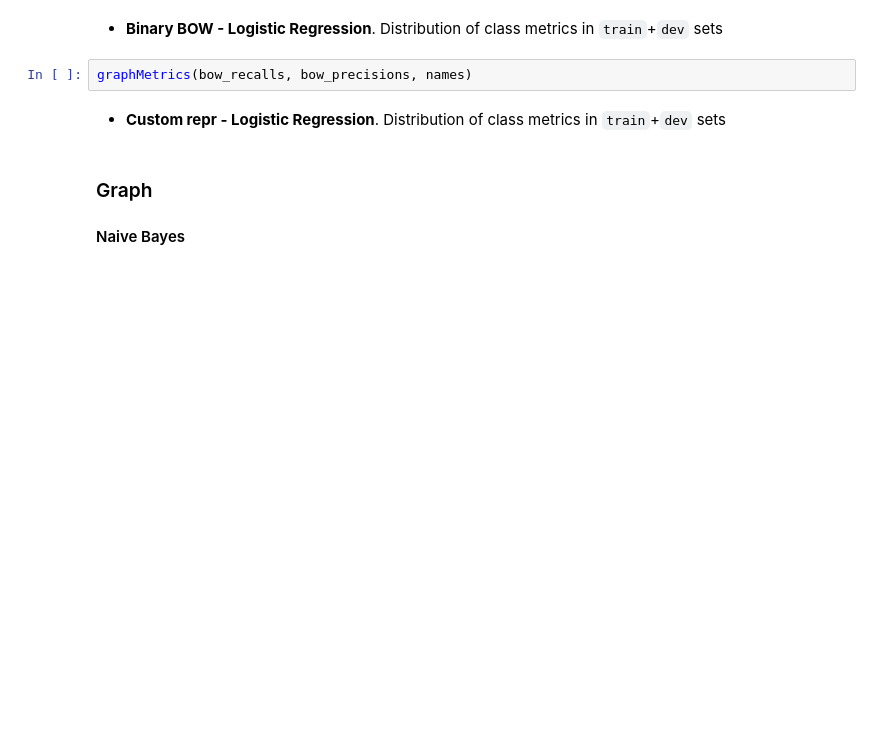
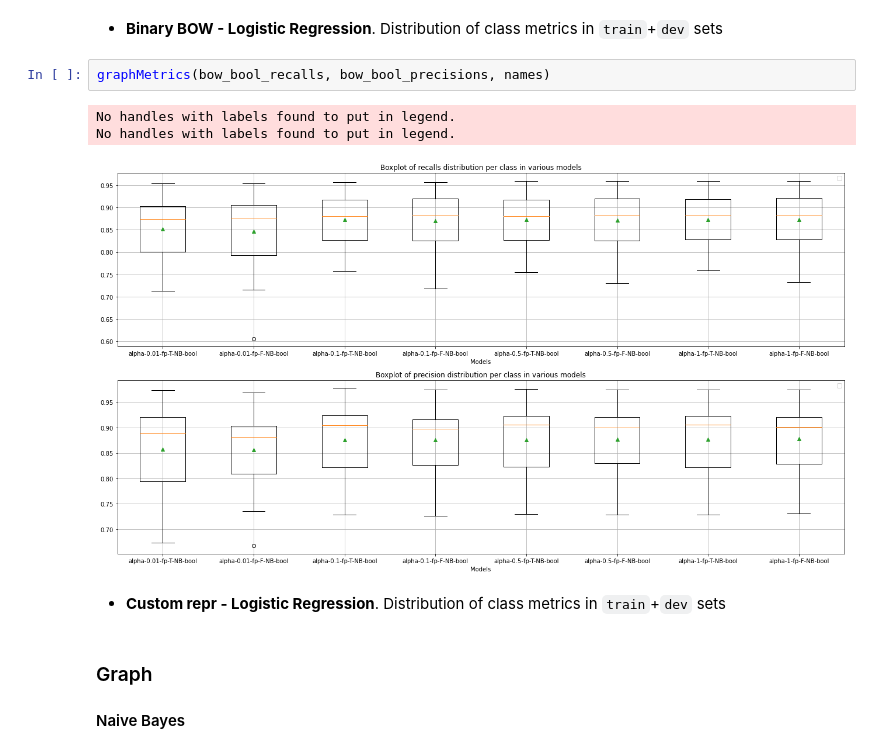
Before and after one commit to imsarmiento/NLP_202110, a Jupyter notebook: HW2/NB_LR.ipynb, the cells around one changed output. Drawn from its saved outputs; the diff is of its cells as text; blank space fills up the shorter version.

```diff
--- a/HW2/NB_LR.ipynb
+++ b/HW2/NB_LR.ipynb
@@ -424,7 +455,11 @@ No handles with labels found to put in legend.
 # %% [markdown]
 * **Binary BOW - Logistic Regression**. Distribution of class metrics in `train`+`dev` sets
 # %%
-graphMetrics(bow_recalls, bow_precisions, names)
+graphMetrics(bow_bool_recalls, bow_bool_precisions, names)
+# %% [output]
+No handles with labels found to put in legend.
+No handles with labels found to put in legend.
+[figure, added]
 # %% [markdown]
 * **Custom repr - Logistic Regression**. Distribution of class metrics in `train`+`dev` sets
 # %% [markdown]
```
Also changed, not shown: parts of 18 cells of this notebook.
